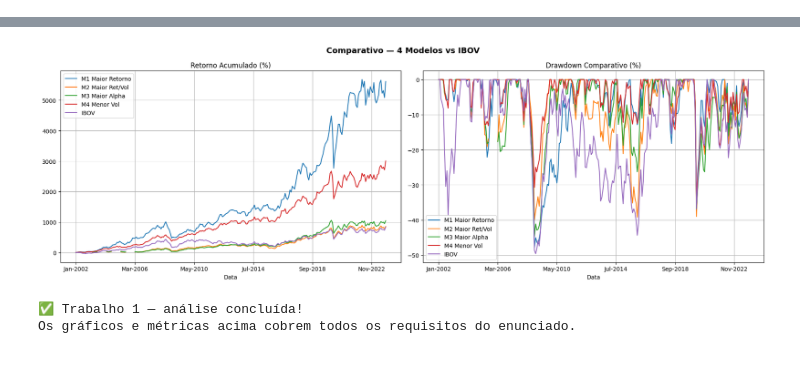
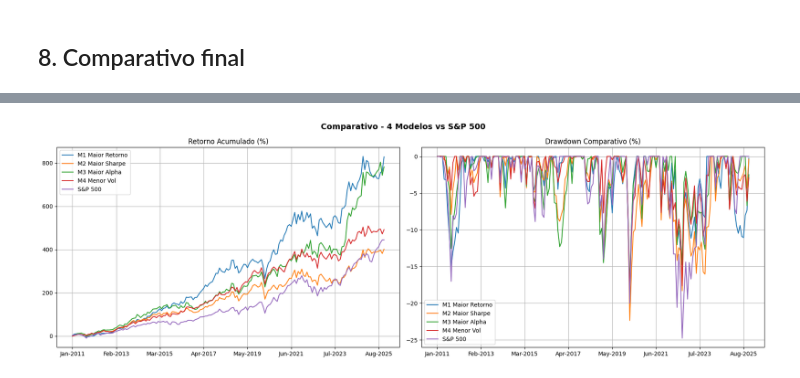
Before and after one commit to FelipeCorerato/SSC0964, a Jupyter notebook: projeto-1/trabalho_1.ipynb, the cells around one changed output, grey strips where cells are left out. Saved outputs shown, nothing was run; the diff lists cells and outputs as text; code cells hidden in the pictures.

```diff
--- a/projeto-1/trabalho_1.ipynb
+++ b/projeto-1/trabalho_1.ipynb
@@ -476,0 +374,11 @@ Fatores: Volat12 + EBIT_DIVLIQ
+# %%
+Port4 = create_port_multifator(
+    fatores=['Volat12', 'Volat6', 'MaxDD12'],
+    filtro_fim=20,
+    dados=dados,
+    referencia=indices['SP500'],
+    nome='Modelo 4 - Menor Volatilidade',
+)
+
+metricas4 = calcular_metricas(Port4, 'Modelo 4 - Menor Volatilidade (Volat12 + Volat6 + MaxDD12)')
+plotar_modelo(Port4, 'Modelo 4 - Menor Volatilidade (Volat12 + Volat6 + MaxDD12)', cor='crimson')
@@ -477,45 +402,47 @@ Fatores: Volat12 + EBIT_DIVLIQ
+# %% [markdown]
+## 8. Comparativo final
 # %%
-# ============================================================
-# COMPARATIVO FINAL — TODOS OS MODELOS vs IBOV
-# ============================================================
+metricas_bench = {
+    'Modelo':           'Benchmark - S&P 500',
+    'Ret Acc (%)':      round(((1 + indices['SP500'].reindex(Port1.index)).cumprod() - 1).iloc[-1] * 100, 2),
+    'Ret Anual (%)':    round((pow(((1 + indices['SP500'].reindex(Port1.index)).cumprod() - 1).iloc[-1] + 1, 1 / calc_dif_dates(start, end)) - 1) * 100, 2),
+    'Vol Anual (%)':    round(indices['SP500'].reindex(Port1.index).std() * (12 ** 0.5) * 100, 2),
+    'Ret/Vol':          None,
+    'Drawdown (%)':     None,
+    'Alpha Anual (%)':  0.0,
+    'Beta':             1.0,
+}
+metricas_bench['Ret/Vol'] = round(metricas_bench['Ret Anual (%)'] / metricas_bench['Vol Anual (%)'], 3)
 
-print("\n" + "=" * 60)
-print("COMPARATIVO FINAL DOS 4 MODELOS")
-print("=" * 60)
+resumo = pd.DataFrame([metricas1, metricas2, metricas3, metricas4, metricas_bench])
+resumo = resumo.set_index('Modelo')
+print('\n' + '=' * 64)
+print('  TABELA RESUMO - 4 MODELOS vs S&P 500')
+print('=' * 64)
+print(resumo.to_string())
 
-# Tabela resumo
-resumo = pd.DataFrame([metricas1, metricas2, metricas3, metricas4])
-resumo = resumo.set_index('nome')
-resumo.columns = ['Ret Acc (%)', 'Ret Aa (%)', 'Vol Aa (%)', 'Ret/Vol', 'Drawdown (%)', 'Alpha Aa (%)', 'Beta', 'p-val α']
-print(resumo.round(2).to_string())
-
-# Gráfico comparativo — retorno acumulado dos 4 modelos + IBOV
 Port_comp = pd.DataFrame({
-    'M1 Maior Retorno':    Port1['Ret_acc'],
-    'M2 Maior Ret/Vol':    Port2['Ret_acc'],
-    'M3 Maior Alpha':      Port3['Ret_acc'],
-    'M4 Menor Vol':        Port4['Ret_acc'],
-    'IBOV':                Port1['Ref_acc'],
+    'M1 Maior Retorno': Port1['Ret_acc'],
+    'M2 Maior Sharpe':  Port2['Ret_acc'],
+    'M3 Maior Alpha':   Port3['Ret_acc'],
+    'M4 Menor Vol':     Port4['Ret_acc'],
+    'S&P 500':          Port1['Ref_acc'],
 })
 
 fig, axes = plt.subplots(1, 2, figsize=(18, 6))
-fig.suptitle('Comparativo — 4 Modelos vs IBOV', fontsize=14, fontweight='bold')
+fig.suptitle('Comparativo - 4 Modelos vs S&P 500', fontsize=14, fontweight='bold')
 
-# Retorno acumulado
 ax = axes[0]
 (Port_comp * 100).plot(ax=ax)
 ax.set_title('Retorno Acumulado (%)')
-ax.legend()
-ax.grid(True)
+ax.set_xlabel(''); ax.grid(True); ax.legend()
 
-# Drawdown comparativo
 Port_comp_max  = Port_comp.cummax()
-Port_comp_ddown = (((1 + Port_comp) / (1 + Port_comp_max)) - 1) * 100
+Port_comp_dd   = (((1 + Port_comp) / (1 + Port_comp_max)) - 1) * 100
 ax = axes[1]
-Port_comp_ddown.plot(ax=ax)
+Port_comp_dd.plot(ax=ax)
 ax.set_title('Drawdown Comparativo (%)')
-ax.legend()
-ax.grid(True)
+ax.set_xlabel(''); ax.grid(True); ax.legend()
 
 plt.tight_layout()
 plt.show()
@@ -532,3 +460 @@ Modelo 4 — Menor Volatilidade (Volat12 + EBIT_DIVLIQ)              2999.67
-[figure, old version]
+[figure, new version]
-✅ Trabalho 1 — análise concluída!
-Os gráficos e métricas acima cobrem todos os requisitos do enunciado.
```
Also changed, not shown: parts of 25 cells of this notebook, 5 other files.
